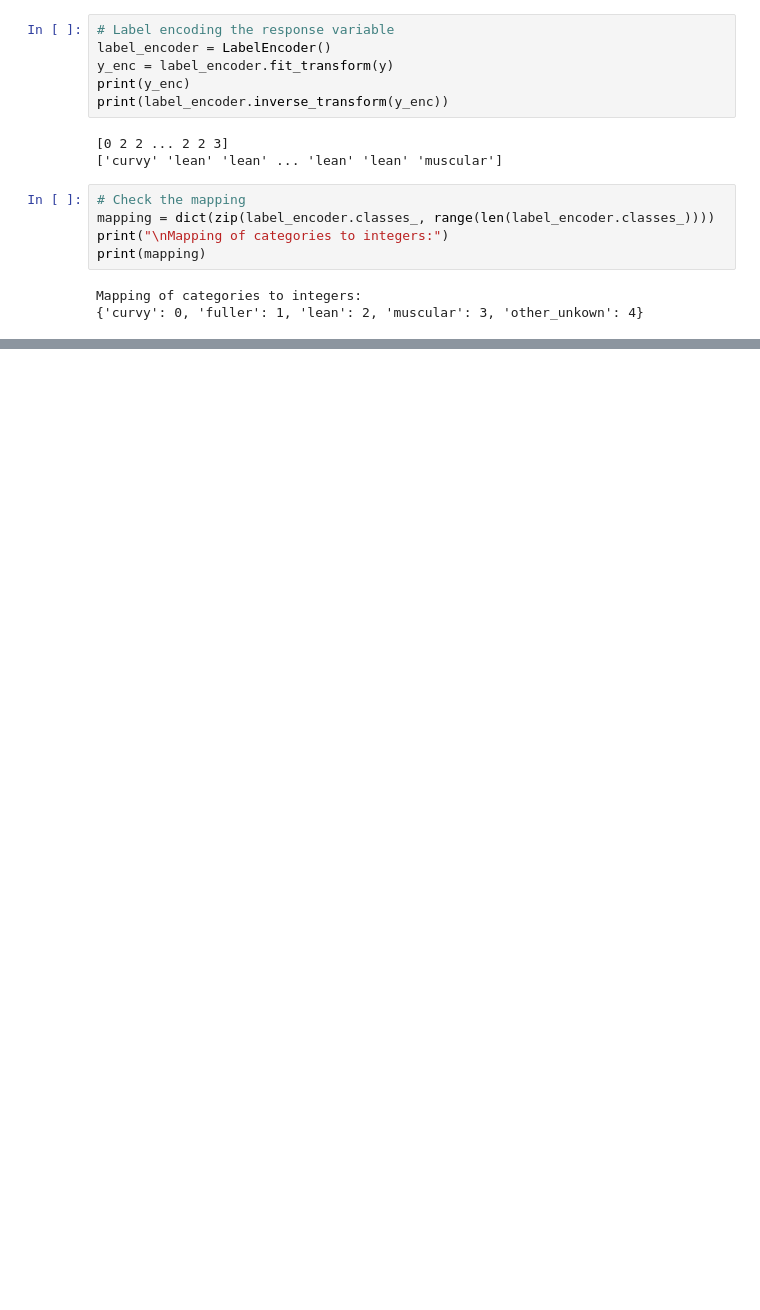
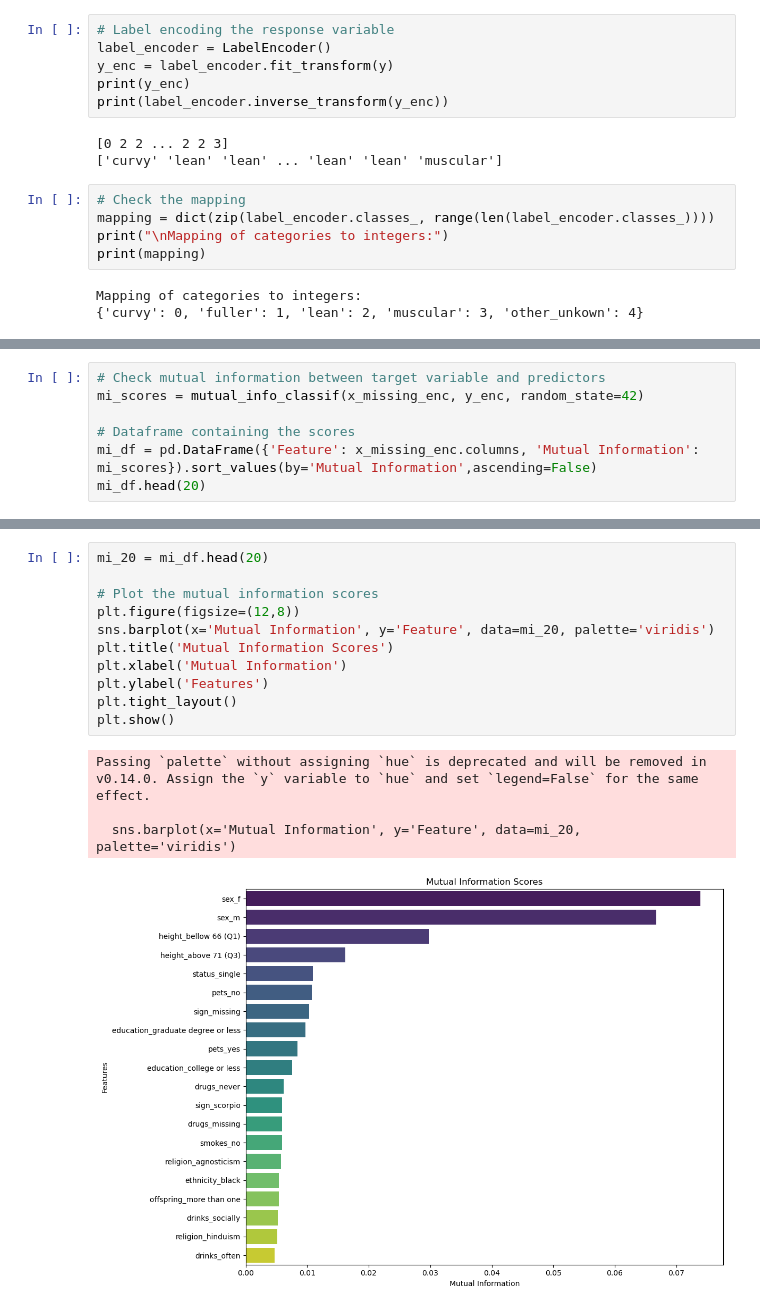
Before and after one commit to CrisFC4/OKCupid_ML_Project, a Jupyter notebook: date-a-scientist.ipynb, the cells around one changed output, grey strips where cells are left out. Cells and saved outputs as stored; diff of their text form; blank space fills up the shorter version.

```diff
--- a/date-a-scientist.ipynb
+++ b/date-a-scientist.ipynb
@@ -709,0 +844,7 @@ x_missing_enc.head()
+# %%
+# Check mutual information between target variable and predictors
+mi_scores = mutual_info_classif(x_missing_enc, y_enc, random_state=42)
+
+# Dataframe containing the scores
+mi_df = pd.DataFrame({'Feature': x_missing_enc.columns, 'Mutual Information': mi_scores}).sort_values(by='Mutual Information',ascending=False)
+mi_df.head(20)
@@ -709,0 +869,16 @@ x_missing_enc.head()
+# %%
+mi_20 = mi_df.head(20)
+
+# Plot the mutual information scores
+plt.figure(figsize=(12,8))
+sns.barplot(x='Mutual Information', y='Feature', data=mi_20, palette='viridis')
+plt.title('Mutual Information Scores')
+plt.xlabel('Mutual Information')
+plt.ylabel('Features')
+plt.tight_layout()
+plt.show()
+# %% [output]
+Passing `palette` without assigning `hue` is deprecated and will be removed in v0.14.0. Assign the `y` variable to `hue` and set `legend=False` for the same effect.
+
+  sns.barplot(x='Mutual Information', y='Feature', data=mi_20, palette='viridis')
+[figure, added]
```
Also changed, not shown: parts of 21 cells of this notebook.
